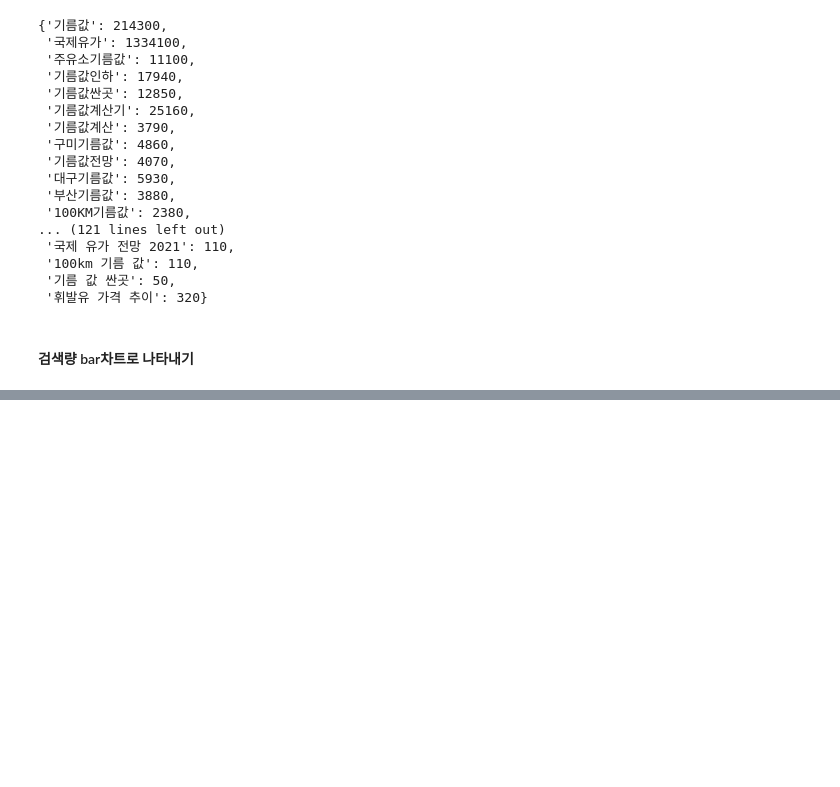
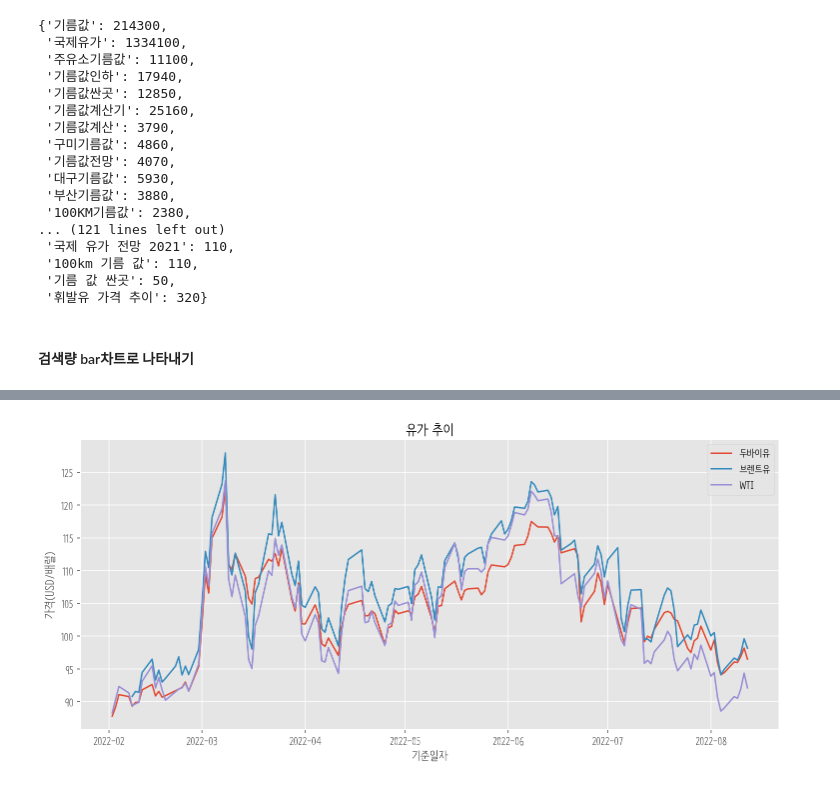
Before and after one commit to certainly-I/Busan-Oil-Price-Analysis, a Jupyter notebook: 주유소_지도_워드.ipynb, the cells around one changed output, grey strips where cells are left out. Cells and saved outputs as stored; diff of their text form; code cells hidden in the pictures; blank space fills up the shorter version.

```diff
--- a/주유소_지도_워드.ipynb
+++ b/주유소_지도_워드.ipynb
@@ -494,0 +621,3 @@ plt.show()
+# %%
+# 두바이유
+oil_price_du = get_oil_price('OIL_DU')
@@ -494,0 +645,3 @@ plt.show()
+# %%
+# 서부텍사스유
+oil_price_wti = get_oil_price('OIL_CL')
@@ -494,0 +669,3 @@ plt.show()
+# %%
+# 브렌트유
+oil_price_brent = get_oil_price('OIL_BRT')
@@ -494,0 +693,14 @@ plt.show()
+# %%
+plt.figure(figsize=(10.5,5))
+plt.plot(oil_price_du['날짜'], oil_price_du['종가'], label='두바이유')
+plt.plot(oil_price_brent['날짜'], oil_price_brent['종가'], label='브렌트유')
+plt.plot(oil_price_wti['날짜'], oil_price_wti['종가'], label='WTI')
+
+plt.title('유가 추이')
+plt.xlabel('기준일자')
+plt.ylabel('가격(USD/배럴)')
+plt.legend()
+plt.tight_layout()
+plt.show()
+# %% [output]
+[figure, added]
```
Also changed, not shown: parts of 27 cells of this notebook, 2 other files.
